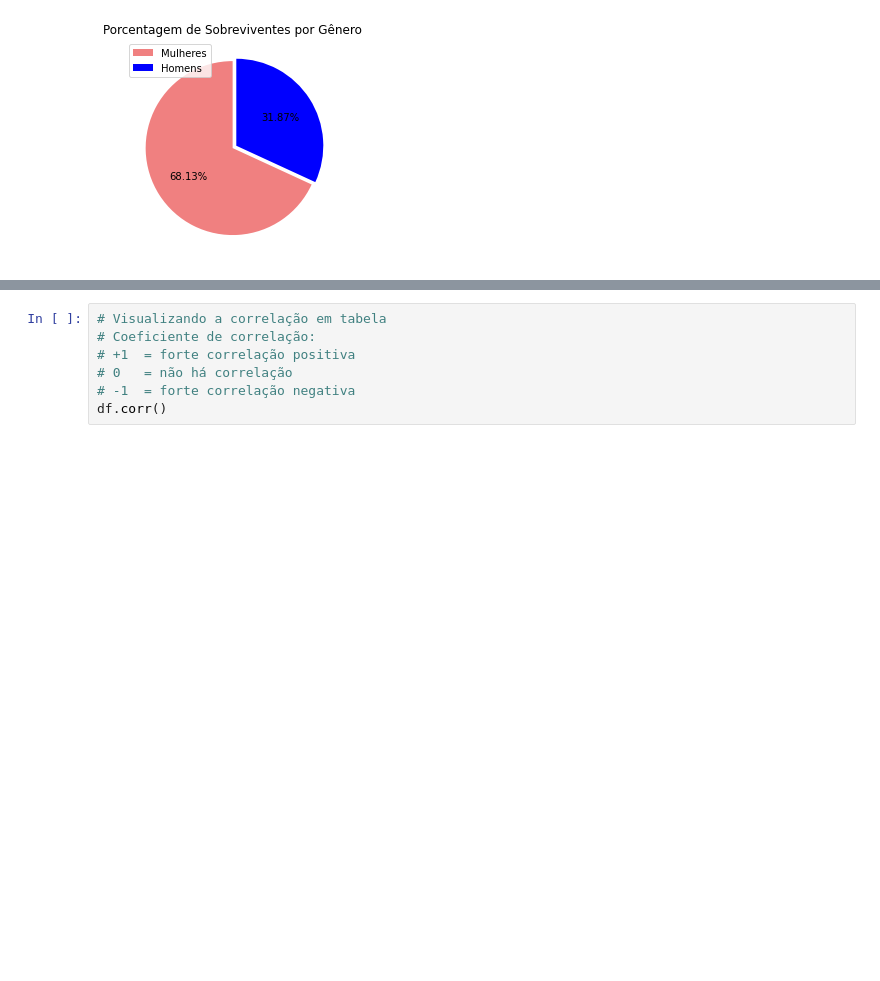
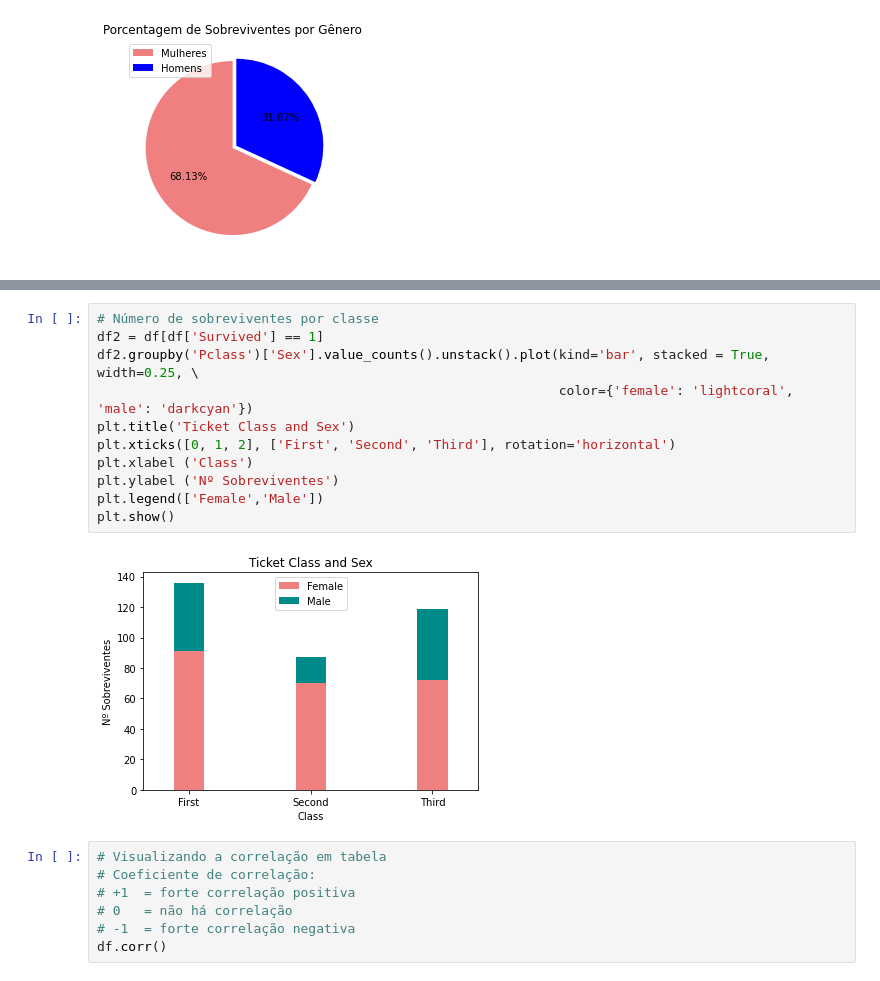
Before and after one commit to douglasfdantas/Python, a Jupyter notebook: Titanic/TitanicSurvivors.ipynb, the cells around one changed output, grey strips where cells are left out. Drawn from its saved outputs; the diff is of its cells as text; blank space fills up the shorter version.

```diff
--- a/Titanic/TitanicSurvivors.ipynb
+++ b/Titanic/TitanicSurvivors.ipynb
@@ -263,3 +278,16 @@ plt.show()
+# %%
+# Número de sobreviventes por classe
+df2 = df[df['Survived'] == 1]
+df2.groupby('Pclass')['Sex'].value_counts().unstack().plot(kind='bar', stacked = True,  width=0.25, \
+                                                           color={'female': 'lightcoral', 'male': 'darkcyan'})
+plt.title('Ticket Class and Sex')
+plt.xticks([0, 1, 2], ['First', 'Second', 'Third'], rotation='horizontal')
+plt.xlabel ('Class')
+plt.ylabel ('Nº Sobreviventes')
+plt.legend(['Female','Male'])
+plt.show()
+# %% [output]
+[figure, added]
 # %%
 # Visualizando a correlação em tabela
 # Coeficiente de correlação:
```
Also changed, not shown: parts of 3 cells of this notebook.
